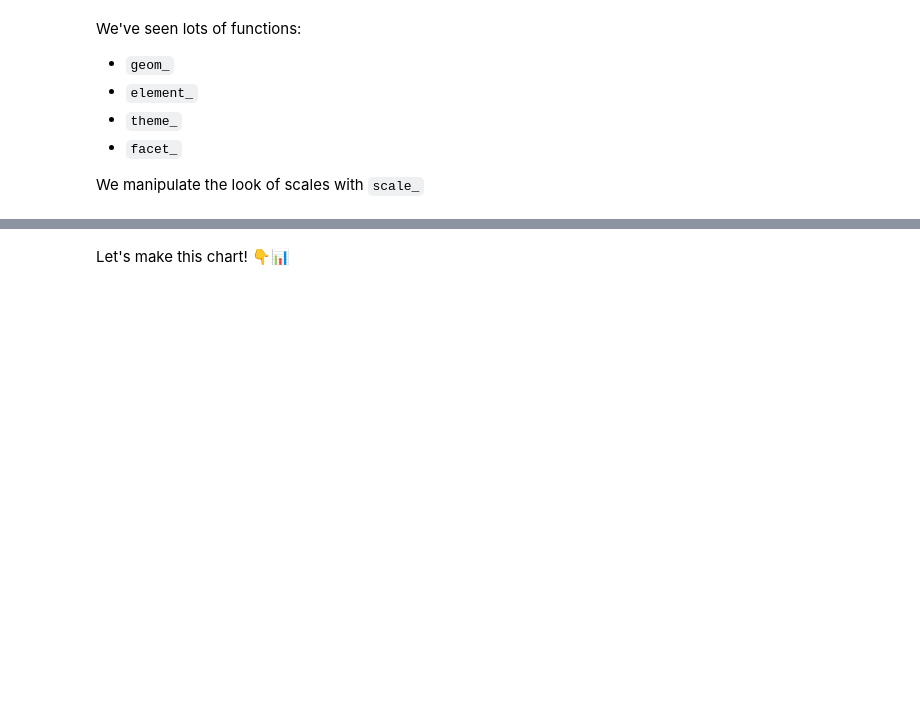
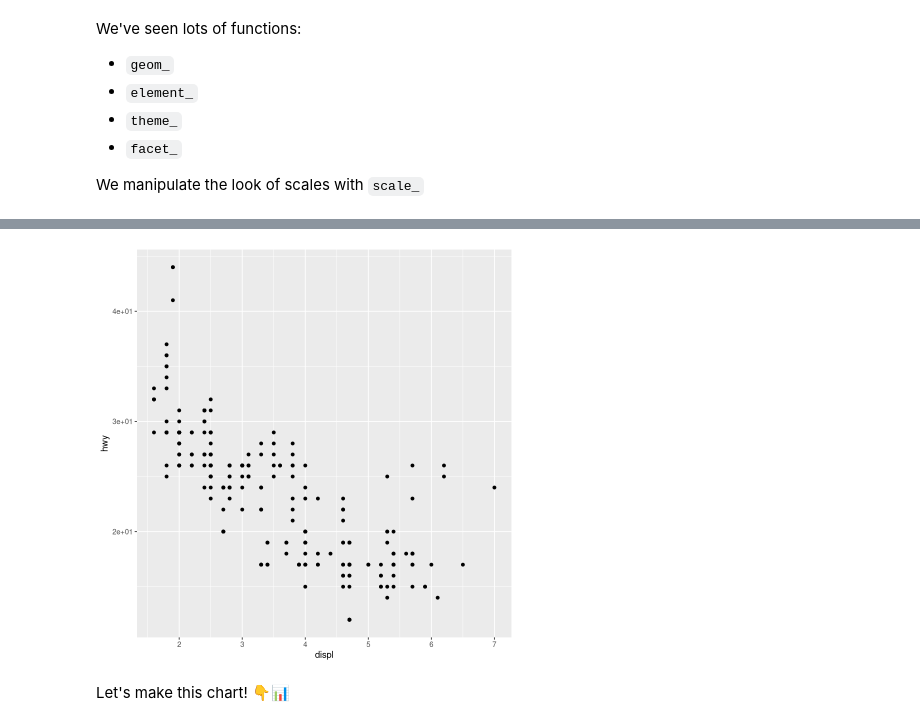
Before and after one commit to mbhatip/BIOS512-1, a Jupyter notebook: lectures/06/06_adjusting_plot_appearance.ipynb, the cells around one changed output, grey strips where cells are left out. Cells and saved outputs as stored; diff of their text form; code cells hidden in the pictures; blank space fills up the shorter version.

```diff
--- a/lectures/06/06_adjusting_plot_appearance.ipynb
+++ b/lectures/06/06_adjusting_plot_appearance.ipynb
@@ -160,7 +178,9 @@ p
 # %%
-# library('scales')
+library('scales')
 
-# p + scale_y_continuous(labels = scientific)
+p + scale_y_continuous(labels = scientific)
+# %% [output]
+[figure, added]
 # %% [markdown]
 Let's make this chart! 👇📊
 # %% [markdown]
```
Also changed, not shown: parts of 10 cells of this notebook, 7 other files.
